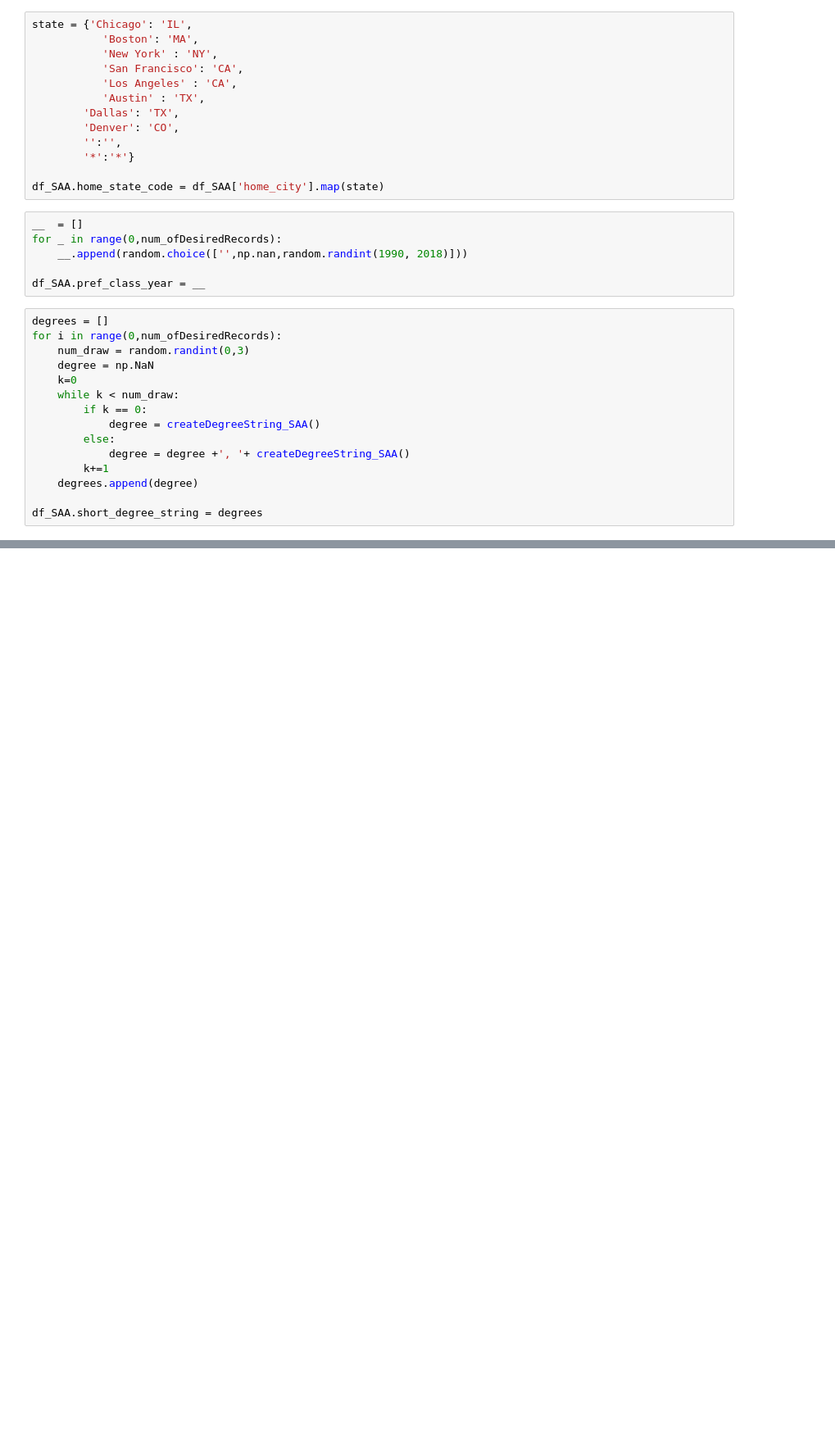
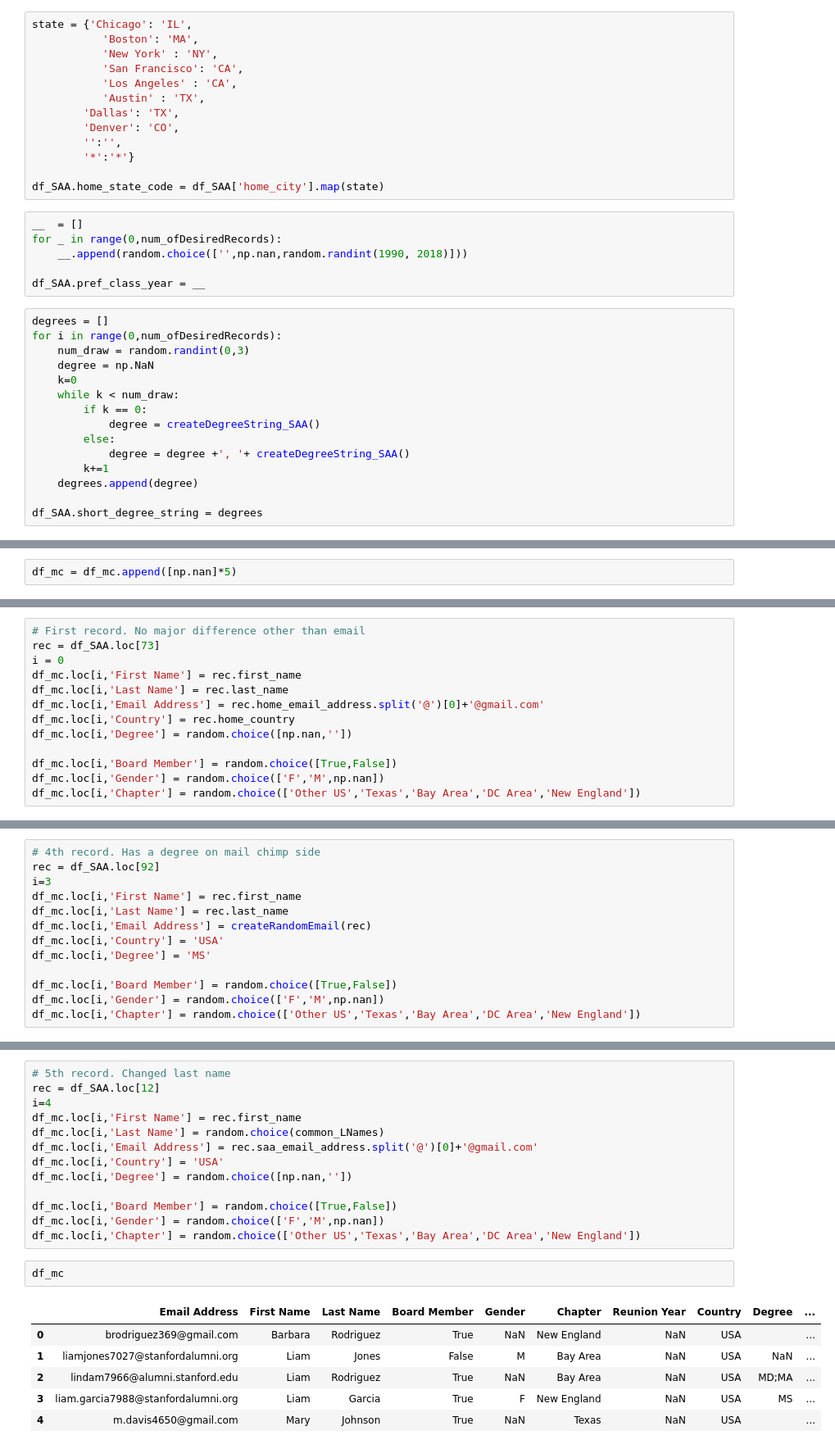
Before and after one commit to ssaeed85/Equalithon-StanfordPride, a Jupyter notebook: FakeDataset.ipynb, the cells around one changed output, grey strips where cells are left out. Shown: that part at 82% size. Saved outputs shown, nothing was run; the diff lists cells and outputs as text; blank space fills up the shorter version.

Commit message:
Added 5 mail chimp records to cross reference

```diff
--- a/FakeDataset.ipynb
+++ b/FakeDataset.ipynb
@@ -181,0 +189,2 @@ df_SAA.to_excel('data/SAA_FakeDB.xlsx',index = False)
+# %%
+df_mc = df_mc.append([np.nan]*5)
@@ -181,0 +199,13 @@ df_SAA.to_excel('data/SAA_FakeDB.xlsx',index = False)
+# %%
+# First record. No major difference other than email
+rec = df_SAA.loc[73]
+i = 0
+df_mc.loc[i,'First Name'] = rec.first_name
+df_mc.loc[i,'Last Name'] = rec.last_name
+df_mc.loc[i,'Email Address'] = rec.home_email_address.split('@')[0]+'@gmail.com'
+df_mc.loc[i,'Country'] = rec.home_country
+df_mc.loc[i,'Degree'] = random.choice([np.nan,''])
+
+df_mc.loc[i,'Board Member'] = random.choice([True,False])
+df_mc.loc[i,'Gender'] = random.choice(['F','M',np.nan])
+df_mc.loc[i,'Chapter'] = random.choice(['Other US','Texas','Bay Area','DC Area','New England'])
@@ -181,0 +239,13 @@ df_SAA.to_excel('data/SAA_FakeDB.xlsx',index = False)
+# %%
+# 4th record. Has a degree on mail chimp side
+rec = df_SAA.loc[92]
+i=3
+df_mc.loc[i,'First Name'] = rec.first_name
+df_mc.loc[i,'Last Name'] = rec.last_name
+df_mc.loc[i,'Email Address'] = createRandomEmail(rec)
+df_mc.loc[i,'Country'] = 'USA'
+df_mc.loc[i,'Degree'] = 'MS'
+
+df_mc.loc[i,'Board Member'] = random.choice([True,False])
+df_mc.loc[i,'Gender'] = random.choice(['F','M',np.nan])
+df_mc.loc[i,'Chapter'] = random.choice(['Other US','Texas','Bay Area','DC Area','New England'])
@@ -181,0 +260,22 @@ df_SAA.to_excel('data/SAA_FakeDB.xlsx',index = False)
+# %%
+# 5th record. Changed last name
+rec = df_SAA.loc[12]
+i=4
+df_mc.loc[i,'First Name'] = rec.first_name
+df_mc.loc[i,'Last Name'] = random.choice(common_LNames)
+df_mc.loc[i,'Email Address'] = rec.saa_email_address.split('@')[0]+'@gmail.com'
+df_mc.loc[i,'Country'] = 'USA'
+df_mc.loc[i,'Degree'] = random.choice([np.nan,''])
+
+df_mc.loc[i,'Board Member'] = random.choice([True,False])
+df_mc.loc[i,'Gender'] = random.choice(['F','M',np.nan])
+df_mc.loc[i,'Chapter'] = random.choice(['Other US','Texas','Bay Area','DC Area','New England'])
+# %%
+df_mc
+# %% [output]
+|  | Email Address | First Name | Last Name | Board Member | Gender | Chapter | Reunion Year | Country | Degree | ... |
+| 0 | brodriguez369@gmail.com | Barbara | Rodriguez | True | NaN | New England | NaN | USA |  | ... |
+| 1 | liamjones7027@stanfordalumni.org | Liam | Jones | False | M | Bay Area | NaN | USA | NaN | ... |
+| 2 | lindam7966@alumni.stanford.edu | Liam | Rodriguez | True | NaN | Bay Area | NaN | USA | MD;MA | ... |
+| 3 | liam.garcia7988@stanfordalumni.org | Liam | Garcia | True | F | New England | NaN | USA | MS | ... |
+| 4 | m.davis4650@gmail.com | Mary | Johnson | True | NaN | Texas | NaN | USA |  | ... |
```
Also changed, not shown: parts of 7 cells of this notebook, 1 other file.
